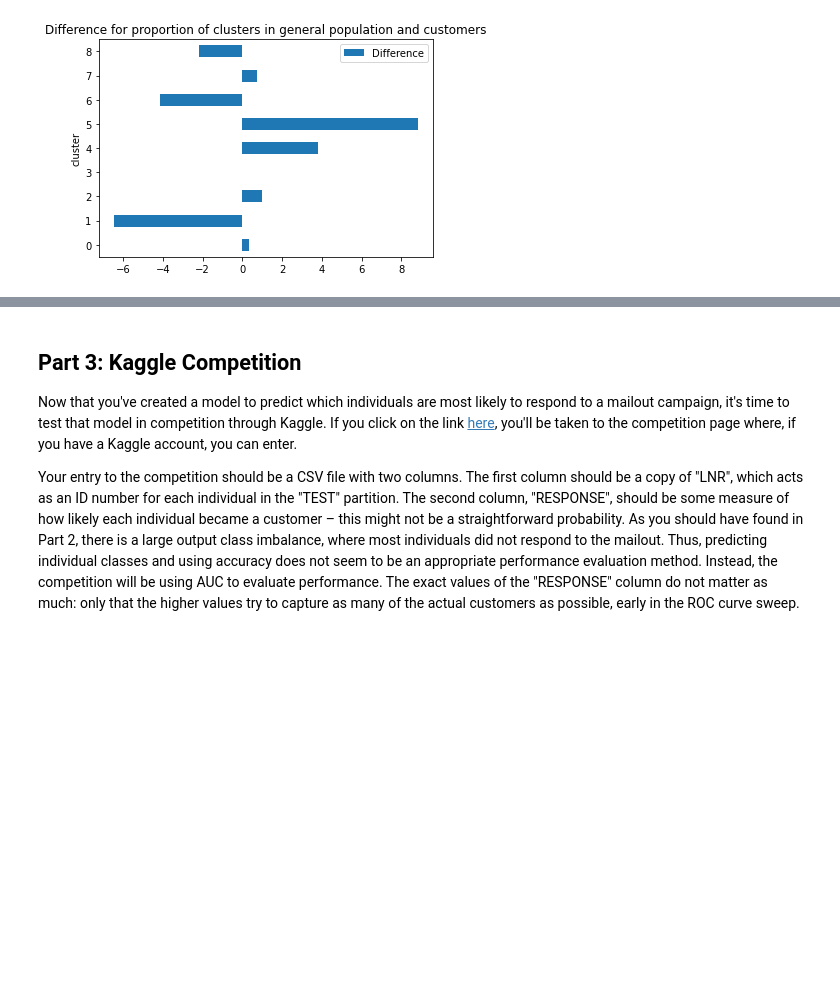
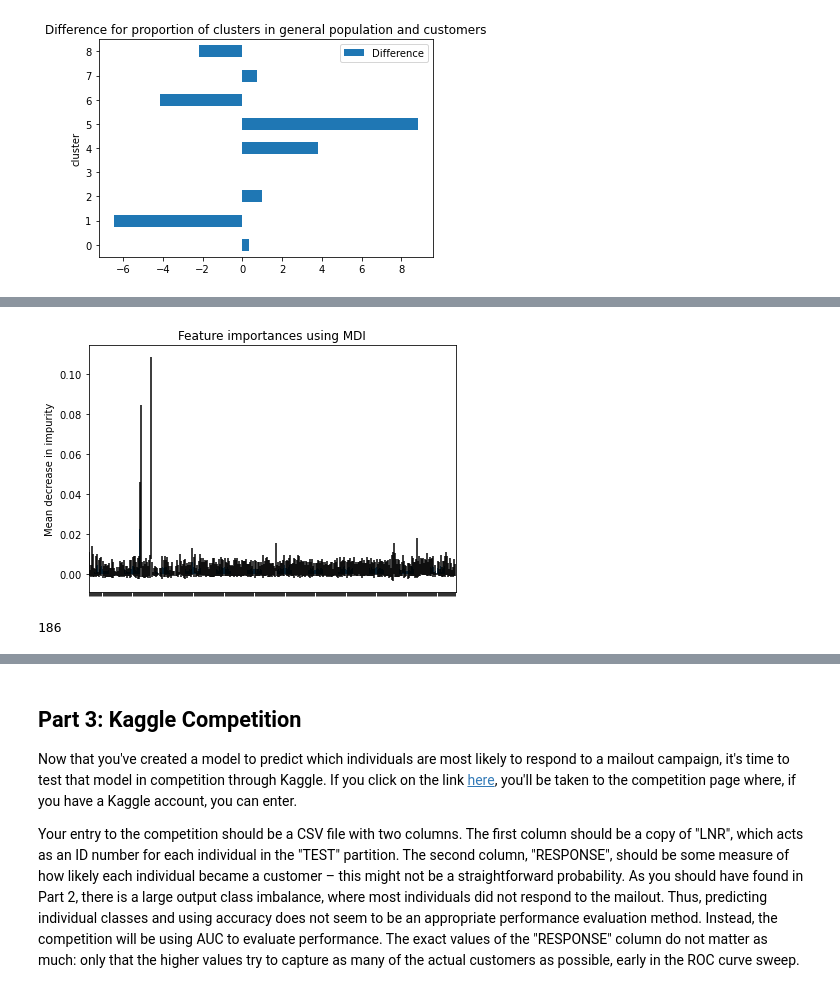
Before and after one commit to the-m8/Travelling_to_Seattle_Accomodations, a Jupyter notebook: Project_4/Arvato Project Workbook.ipynb, the cells around one changed output, grey strips where cells are left out. Drawn from its saved outputs; the diff is of its cells as text; code cells hidden in the pictures; blank space fills up the shorter version.

```diff
--- a/Project_4/Arvato Project Workbook.ipynb
+++ b/Project_4/Arvato Project Workbook.ipynb
@@ -1237,4 +1332,4 @@ mailout_train.head()
 # %%
 mailout_train_new = prepare_columns(mailout_train)
 # %%
-mailout_train_new = perform_scaling(mailout_train_new)
+mailout_train_scale = perform_scaling(mailout_train_new)
@@ -1250,0 +1354,8 @@ y.shape
+# %%
+response = mailout_train_new['RESPONSE'].astype(int)
+attributes = mailout_train_new.drop(columns = 'RESPONSE')
+# %%
+X_train, X_test, y_train, y_test = train_test_split(attributes, response, stratify=response, test_size=0.3, random_state=42)
+# %%
+rfc = RandomForestClassifier(random_state=42, class_weight = 'balanced')
+rfc_model = rfc.fit(X_train, y_train)
@@ -1250,0 +1371,19 @@ y.shape
+# %%
+feature_names = [f"feature {i}" for i in range(X_train.shape[1])]
+forest_importances = pd.Series(importances, index=feature_names)
+
+fig, ax = plt.subplots()
+forest_importances.plot.bar(yerr=std, ax=ax)
+ax.set_title("Feature importances using MDI")
+ax.set_ylabel("Mean decrease in impurity")
+ax.set_xticklabels([])
+fig.tight_layout()
+# %% [output]
+[figure, added]
+# %%
+sel = SelectFromModel(RandomForestClassifier(n_estimators = 100))
+sel.fit(X_train,y_train)
+selected_feat= X_train.columns[(sel.get_support())]
+len(selected_feat)
+# %% [output]
+186
```
Also changed, not shown: parts of 64 cells of this notebook.
